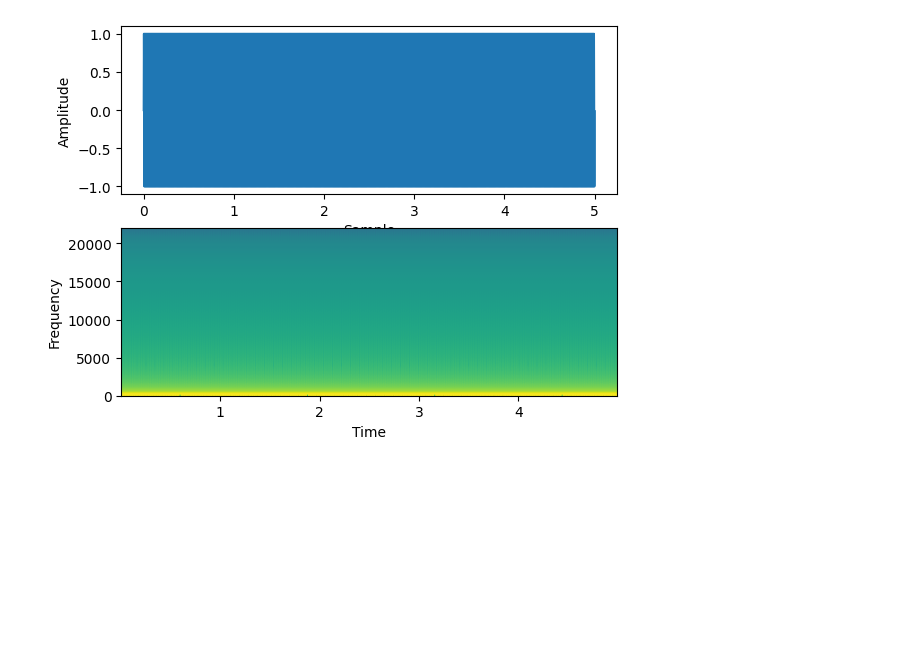
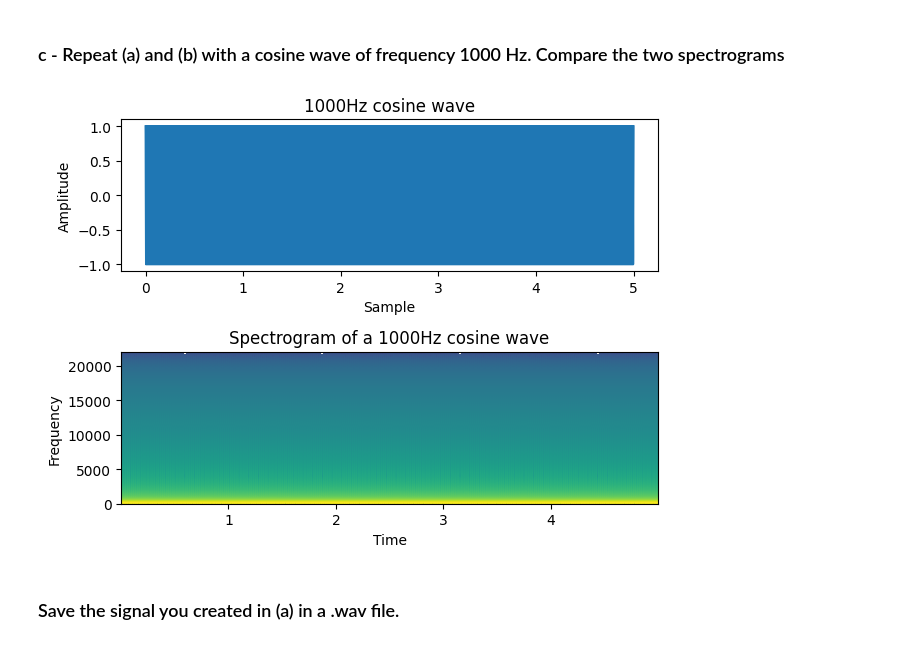
Before and after one commit to FreddieHorn/Pattern-matching-and-ML-in-audio-signal-processing, a Jupyter notebook: Sheet1Exercise2.ipynb, the cells around one changed output. Drawn from its saved outputs; the diff is of its cells as text; code cells hidden in the pictures; blank space fills up the shorter version.

```diff
--- a/Sheet1Exercise2.ipynb
+++ b/Sheet1Exercise2.ipynb
@@ -4,0 +8,7 @@ import matplotlib.pyplot as plt
+# %%
+fs = 44100 #sampling freqency
+f = 1000 #frequency of the sine wave
+t = 5 #seconds
+
+samples = np.arange(t * fs) / fs
+sine_signal = np.sin(2 * np.pi * f * samples).astype(np.float32)
@@ -5,22 +34,22 @@ import matplotlib.pyplot as plt
+# %% [markdown]
+### c - Repeat (a) and (b) with a cosine wave of frequency 1000 Hz. Compare the two spectrograms
 # %%
-fs = 44100 #sampling freqency
-f = 100 #frequency of the sine wave
-t = 5 #seconds
+cosine_signal = np.cos(2 * np.pi * f * samples).astype(np.float32)
 
-samples = np.arange(t * fs) / fs
-signal = np.sin(2 * np.pi * f * samples)
-plt.title('Spectrogram of a 1000Hz sine wave')
-# Plot the signal
 plt.subplot(211)
-plt.plot(samples,signal)
+plt.title('1000Hz cosine wave')
+plt.plot(samples,cosine_signal)
 plt.xlabel('Sample')
 plt.ylabel('Amplitude')
 # Plot the spectrogram
 plt.subplot(212)
-powerSpectrum, freqenciesFound, time, imageAxis = plt.specgram(signal, Fs=fs)
+powerSpectrum, freqenciesFound, time, imageAxis = plt.specgram(cosine_signal, Fs=fs)
 plt.xlabel('Time')
 plt.ylabel('Frequency')
+plt.title('Spectrogram of a 1000Hz cosine wave')
 plt.tight_layout()
 plt.show()
 # %% [output]
-[figure, old version]
+[figure, new version]
+# %% [markdown]
+### Save the signal you created in (a) in a .wav file.
```
Also changed, not shown: parts of 6 cells of this notebook, 3 other files.
